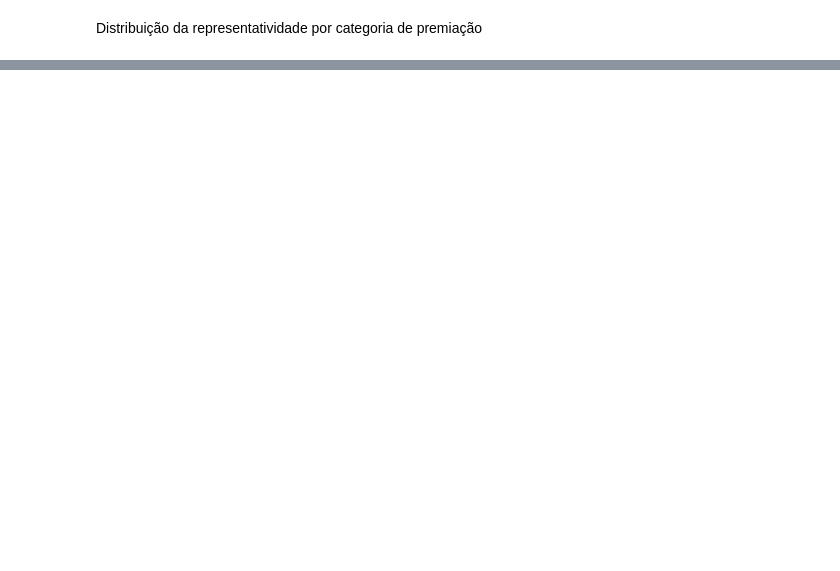
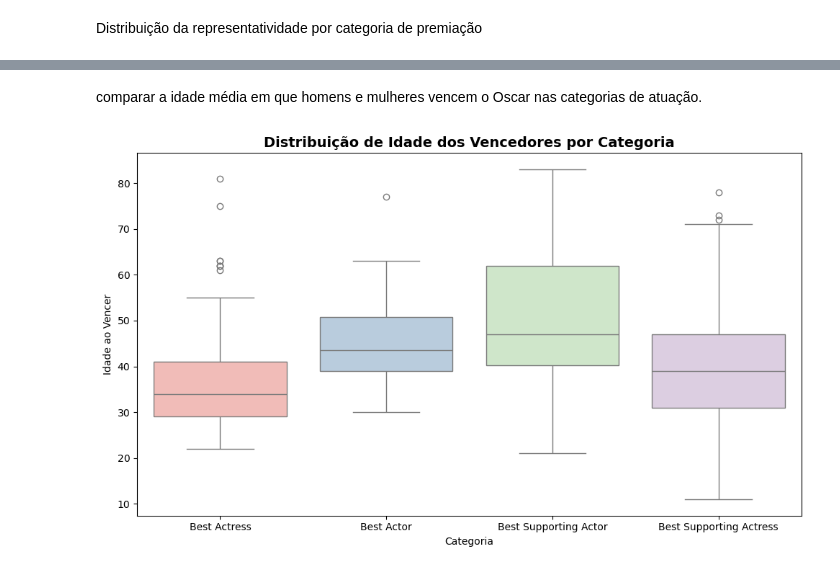
Before and after one commit to jg-lima/projeto-icd, a Jupyter notebook: 4_analise.ipynb, the cells around one changed output, grey strips where cells are left out. Cells and saved outputs as stored; diff of their text form; code cells hidden in the pictures; blank space fills up the shorter version.

```diff
--- a/4_analise.ipynb
+++ b/4_analise.ipynb
@@ -75,0 +80,16 @@ plt.show()
+# %% [markdown]
+comparar a idade média em que homens e mulheres vencem o Oscar nas categorias de atuação.
+# %%
+plt.figure(figsize=(10, 6))
+categorias_atuacao = ['Best Actor', 'Best Actress', 'Best Supporting Actor', 'Best Supporting Actress']
+df_atuacao = df_valid[df_valid['category'].isin(categorias_atuacao)].copy()
+
+sns.boxplot(data=df_atuacao, x='category', y='age_at_win', hue='category', palette='Pastel1', legend=False)
+
+plt.title('Distribuição de Idade dos Vencedores por Categoria', fontsize=14, fontweight='bold')
+plt.xlabel('Categoria')
+plt.ylabel('Idade ao Vencer')
+plt.tight_layout()
+plt.show()
+# %% [output]
+[figure, added]
```
Also changed, not shown: parts of 10 cells of this notebook, 5 other files.
